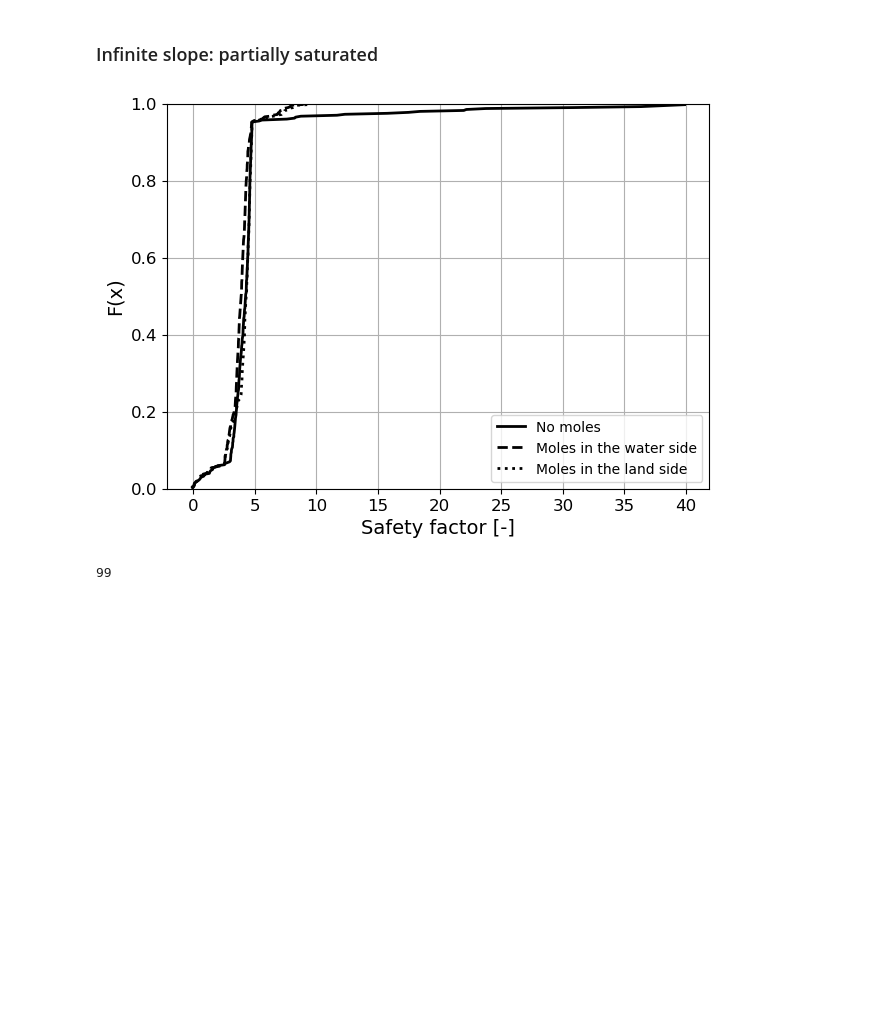
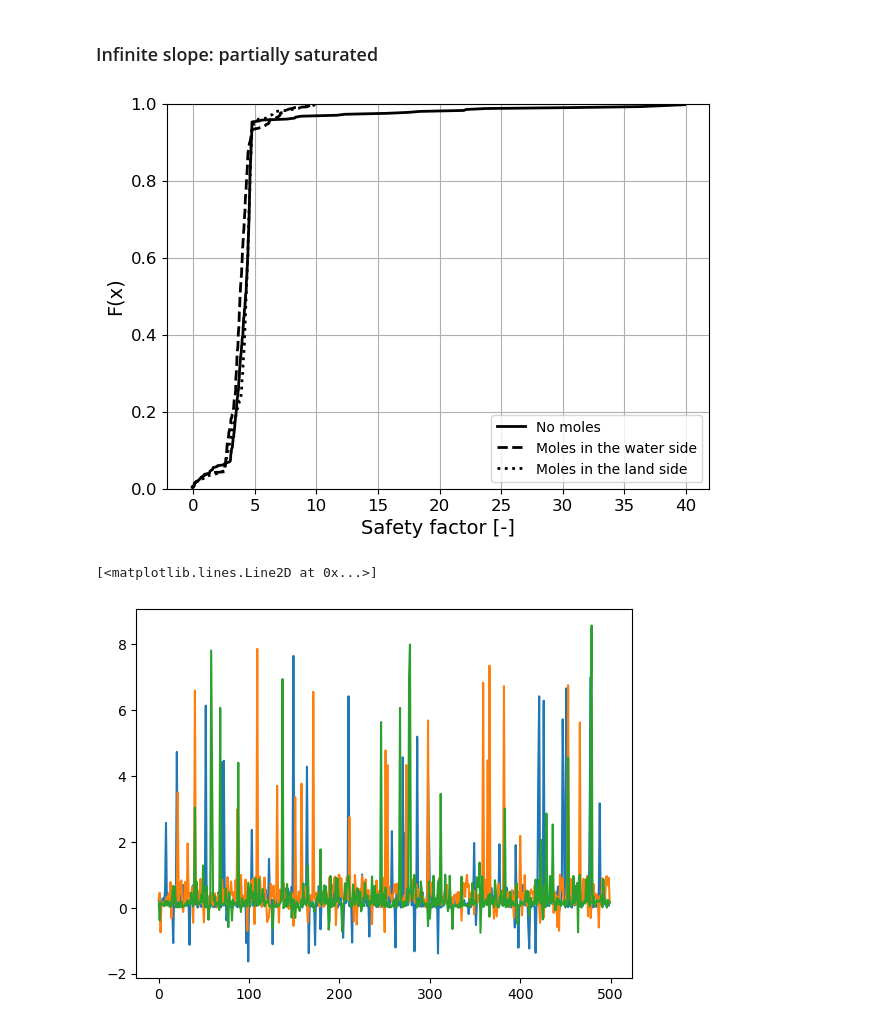
Before and after one commit to patmanas/burros, a Jupyter notebook: analysis_micro.ipynb, the cells around one changed output. Drawn from its saved outputs; the diff is of its cells as text; code cells hidden in the pictures; blank space fills up the shorter version.

Commit message:
some changes in phreatic

```diff
--- a/analysis_micro.ipynb
+++ b/analysis_micro.ipynb
@@ -390,11 +391,13 @@ unif_samples_phrea = eval_cdf(project.assessments.full_cdf['DMgl'][itemnr], unif
 # samples moles water
 item = 'item18'
 itemnr = project.items.ids.index(item)
+unif_unity_phrea = stats.uniform.rvs(0, 1, size = simulations, random_state=1)
 unif_samples_water = eval_cdf(project.assessments.full_cdf['DMgl'][itemnr], unif_unity_phrea)
 
 # samples moles land
 item = 'item19'
 itemnr = project.items.ids.index(item)
+unif_unity_phrea = stats.uniform.rvs(0, 1, size = simulations, random_state=2)
 unif_samples_land = eval_cdf(project.assessments.full_cdf['DMgl'][itemnr], unif_unity_phrea)
 # %%
 # Infinite slope
@@ -435,8 +438,11 @@ ax.set_ylim(0,1)
 ax.tick_params(axis='both', which='major', labelsize=12)
 ax.tick_params(axis='both', which='minor', labelsize=12)
 # %% [output]
-[figure, old version]
+[figure, new version]
-# %%
-safety_factors_no_moles.index(min(safety_factors_no_moles))
-# %% [output]
-99
+# %%
+plt.plot(unif_samples_phrea)
+plt.plot(unif_samples_water)
+plt.plot(unif_samples_land)
+# %% [output]
+[<matplotlib.lines.Line2D at 0x...>]
+[figure, added]
```
Also changed, not shown: parts of 2 cells of this notebook.
